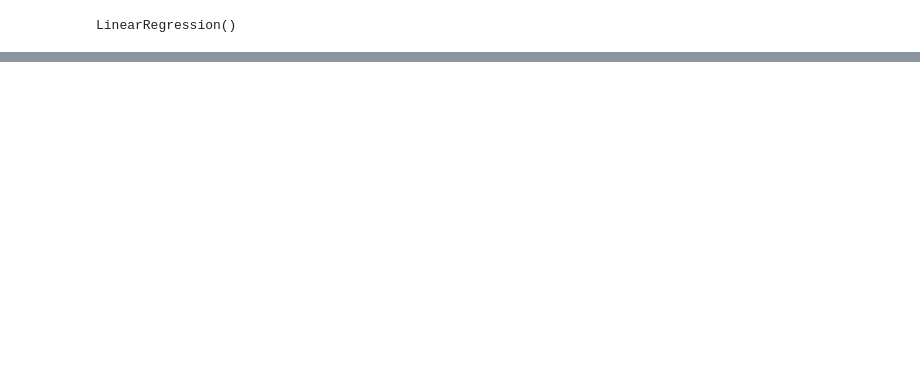
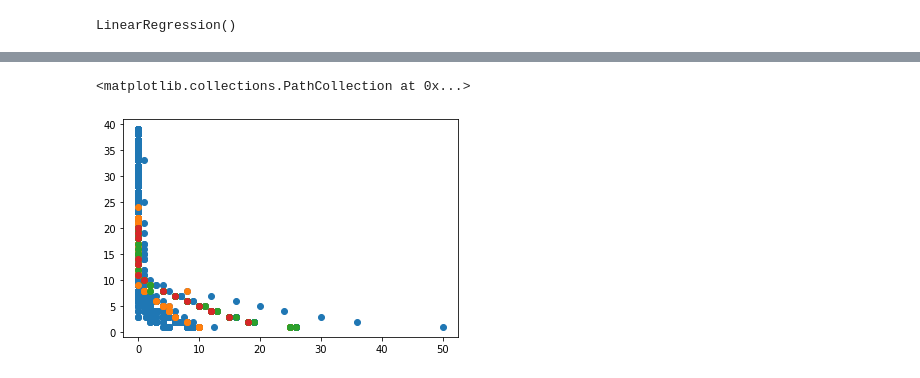
Before and after one commit to benjamin-milhet/F1_Machine_Learning, a Jupyter notebook: notebook5dc233bf8c.ipynb, the cells around one changed output, grey strips where cells are left out. Cells and saved outputs as stored; diff of their text form; code cells hidden in the pictures; blank space fills up the shorter version.

```diff
--- a/notebook5dc233bf8c.ipynb
+++ b/notebook5dc233bf8c.ipynb
@@ -114,0 +115,9 @@ plt.plot(X_train, regression.predict(X_train), color='red')
+# %%
+#Analyse des points gagnée en fonction de leur position de départ
+plt.scatter(dataResult['points'], dataResult['positionOrder'])
+plt.scatter(dataResultVettel['points'], dataResultVettel['positionOrder'])#vert
+plt.scatter(dataResultLeclerc['points'], dataResultLeclerc['positionOrder'])#orange
+plt.scatter(dataResultRaceLeclerc2020['points'], dataResultRaceLeclerc2020['positionOrder'])#rouge
+# %% [output]
+<matplotlib.collections.PathCollection at 0x...>
+[figure, added]
```
Also changed, not shown: parts of 2 cells of this notebook.
